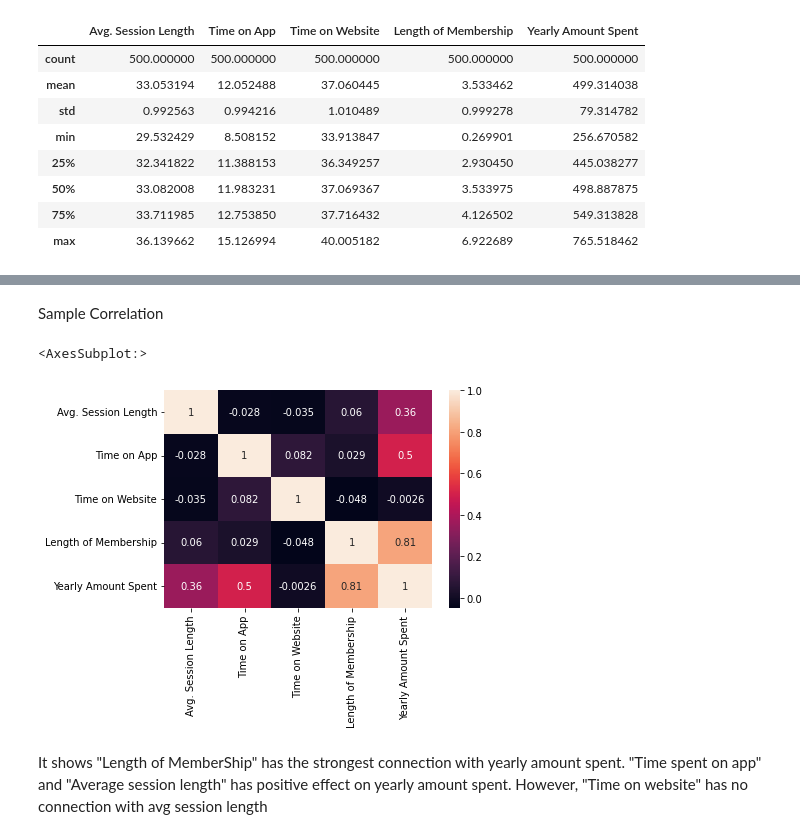
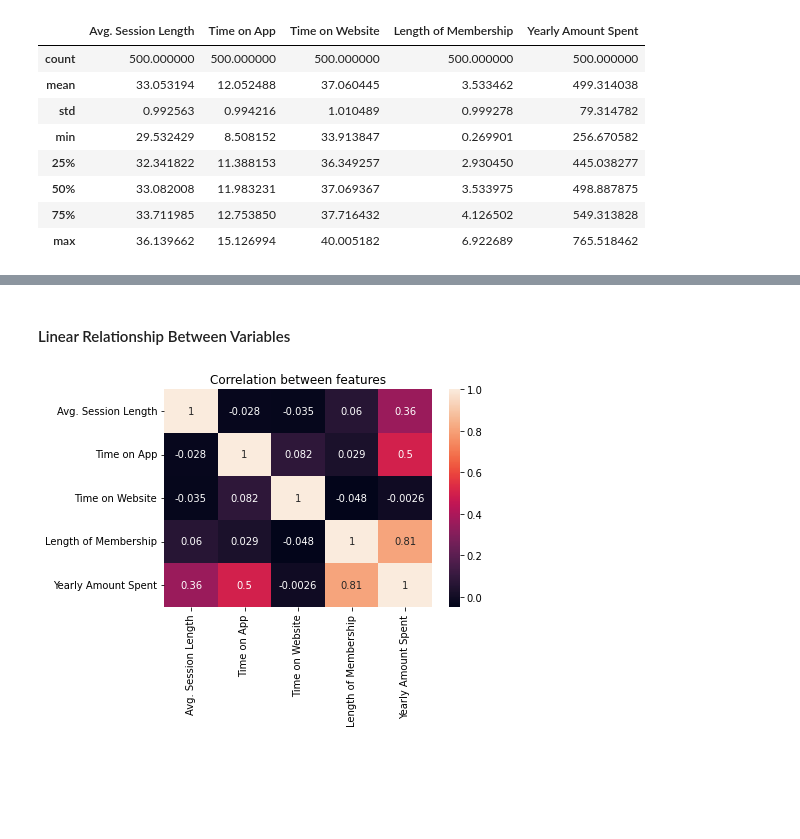
Before and after one commit to daeisbae/KaggleEcommerceAnalysisAndML, a Jupyter notebook: DataAnalysis.ipynb, the cells around one changed output, grey strips where cells are left out. Saved outputs shown, nothing was run; the diff lists cells and outputs as text; code cells hidden in the pictures; blank space fills up the shorter version.

```diff
--- a/DataAnalysis.ipynb
+++ b/DataAnalysis.ipynb
@@ -50,9 +42,7 @@ plt.tight_layout()
-# %% [markdown]
-Sample Correlation
-# %%
-sns.heatmap(eco.corr(), annot=True)
-# %% [output]
-<AxesSubplot:>
-[figure, removed]
-# %% [markdown]
-It shows "Length of MemberShip" has the strongest connection with yearly amount spent. "Time spent on app" and "Average session length" has positive effect on yearly amount spent. However, "Time on website" has no connection with avg session length
+# %% [markdown]
+#### Linear Relationship Between Variables
+# %%
+plot = sns.heatmap(dataset.corr(), annot=True);
+plot.set_title('Correlation between features');
+# %% [output]
+[figure, added]
```
Also changed, not shown: parts of 14 cells of this notebook, 10 other files.
